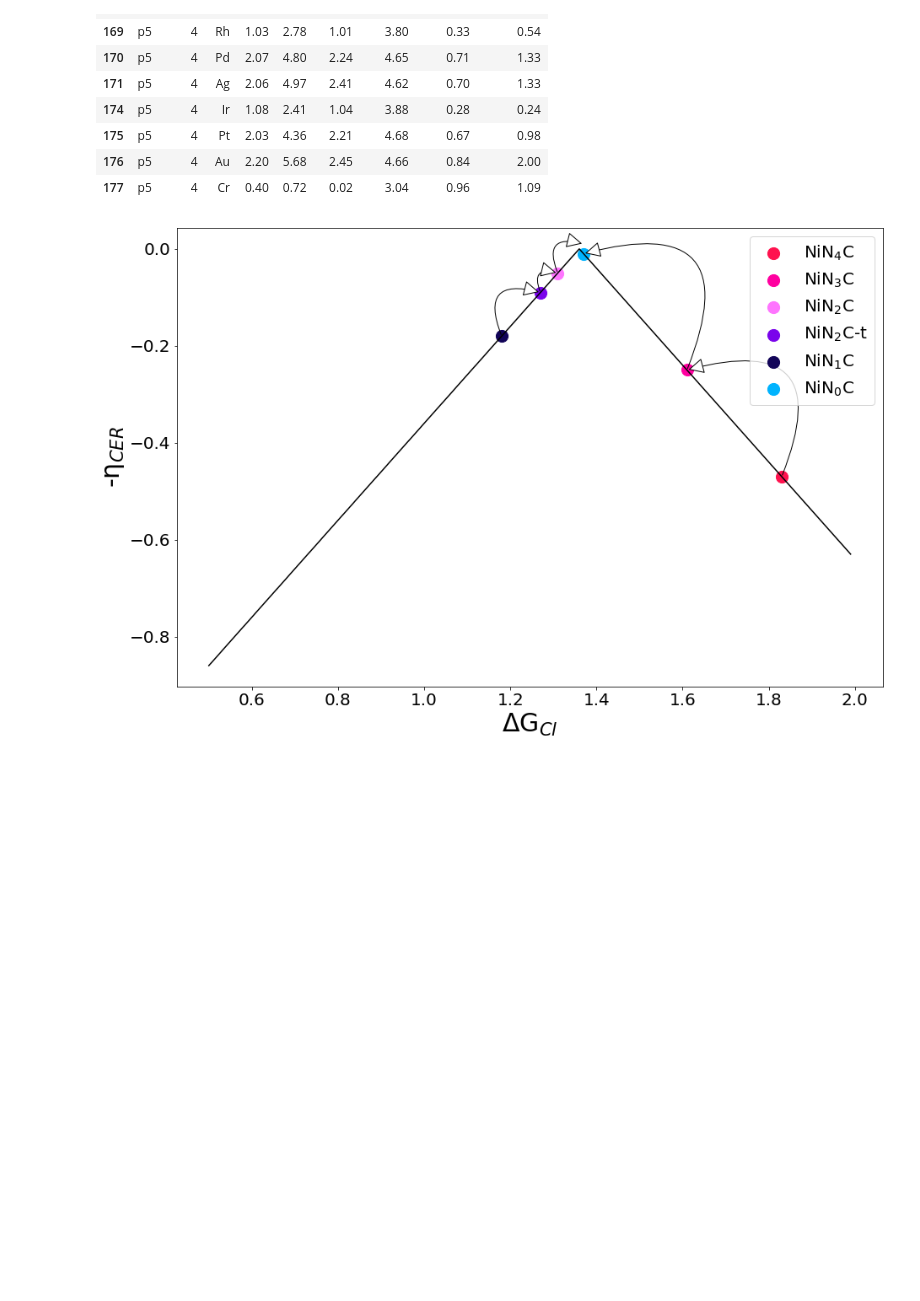
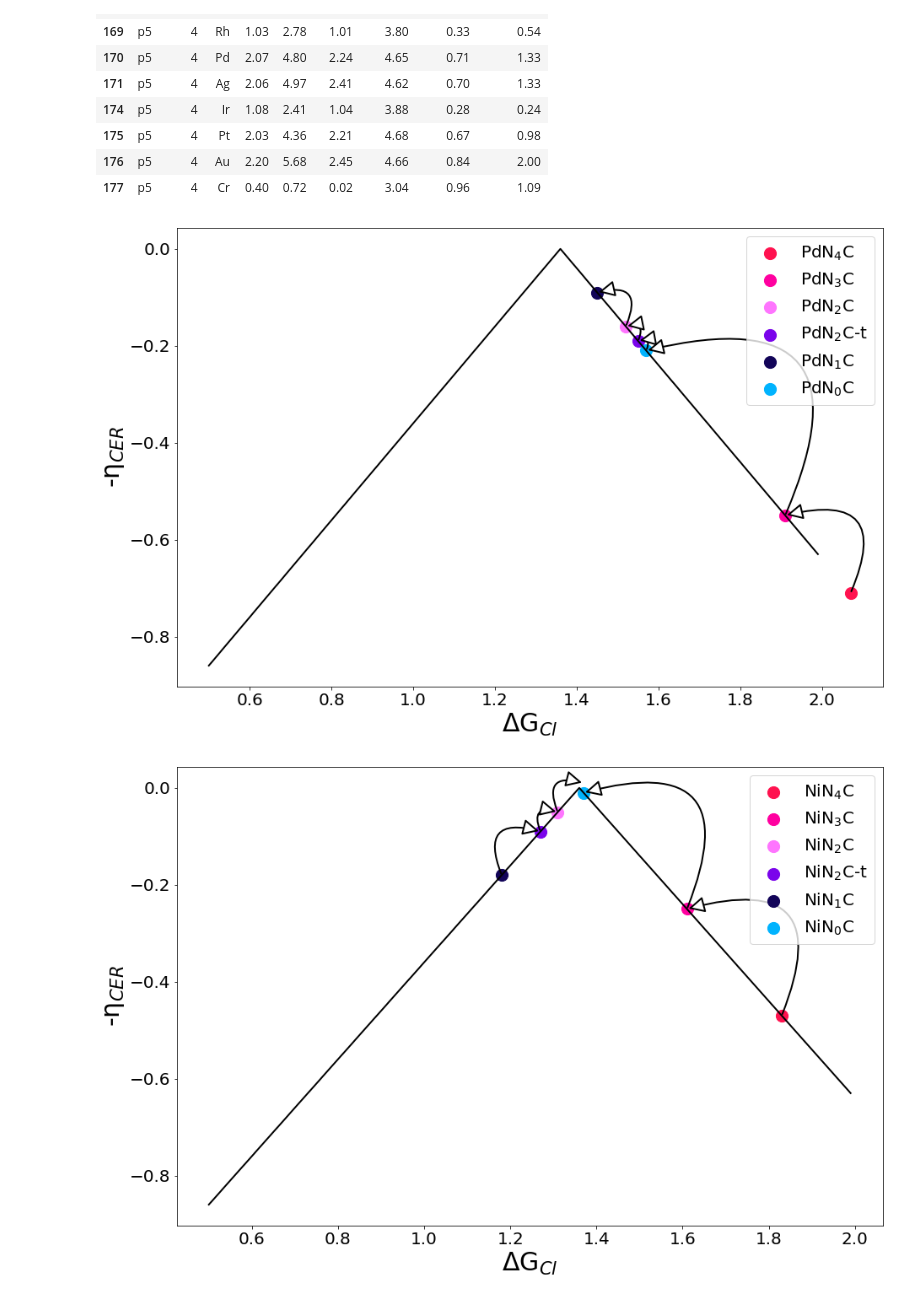
Before and after one commit to hjyang2798/CER_repository_CCEL, a Jupyter notebook: Climbvolcano.ipynb, the cells around one changed output. Drawn from its saved outputs; the diff is of its cells as text; code cells hidden in the pictures; blank space fills up the shorter version.

```diff
--- a/Climbvolcano.ipynb
+++ b/Climbvolcano.ipynb
@@ -119,7 +119,7 @@ def climbvolcano(TM) :
     y_fit1 = x_fit-1.36
     y_fit2 = 1.36-x_fit
     y_fit = np.maximum(y_fit1,y_fit2)
-    ax.plot(x_fit,-y_fit,c='black')
+    ax.plot(x_fit,-y_fit,c='black',linewidth=2)
 
     c = ['#ff124f','#ff00a0','#fe75fe','#7a04eb','#120458','#00b3fe']
     l = [TM+'N$_4$C',TM+'N$_3$C',TM+'N$_2$C',TM+'N$_2$C-t',TM+'N$_1$C',TM+'N$_0$C']
@@ -187,7 +187,7 @@ def climbvolcano(TM) :
                                   xy=(arrowx_left[i], -arrowy_left[i]), xycoords='data',
                                   xytext=(temp1, temp2), textcoords='data',
                                   size=40, va="center", ha="center",
-                                  arrowprops=dict(arrowstyle="-|>",connectionstyle="arc3,rad=-1",fc="w")
+                                  arrowprops=dict(lw=2,arrowstyle="-|>",connectionstyle="arc3,rad=-1",fc="w")
                                  )
             temp1, temp2 = arrowx_left[i], -arrowy_left[i]
 
@@ -201,7 +201,7 @@ def climbvolcano(TM) :
                                   xy=(arrowx_right[i], -arrowy_right[i]), xycoords='data',
                                   xytext=(temp1, temp2), textcoords='data',
                                   size=40, va="center", ha="center",
-                                  arrowprops=dict(arrowstyle="-|>",connectionstyle="arc3,rad=+1",fc="w")
+                                  arrowprops=dict(lw=2,arrowstyle="-|>",connectionstyle="arc3,rad=+1",fc="w")
                                  )
             temp1, temp2 = arrowx_right[i], -arrowy_right[i]
 
@@ -212,10 +212,10 @@ def climbvolcano(TM) :
     plt.ylabel('-η$_{CER}$',fontsize=30)
 
     ax.tick_params(axis='both', which='major', labelsize=20)
-
-
-plt.show()
+    plt.show()
 # %%
+climbvolcano('Pd')
 climbvolcano('Ni')
 # %% [output]
-[figure, old version]
+[figure, new version]
+[figure, added]
```
Also changed, not shown: parts of 6 cells of this notebook.
